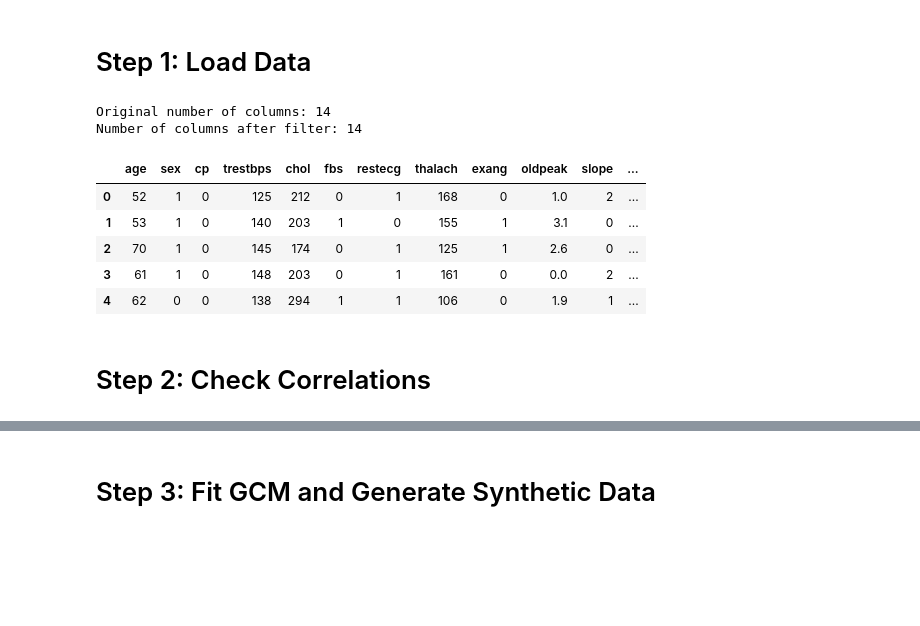
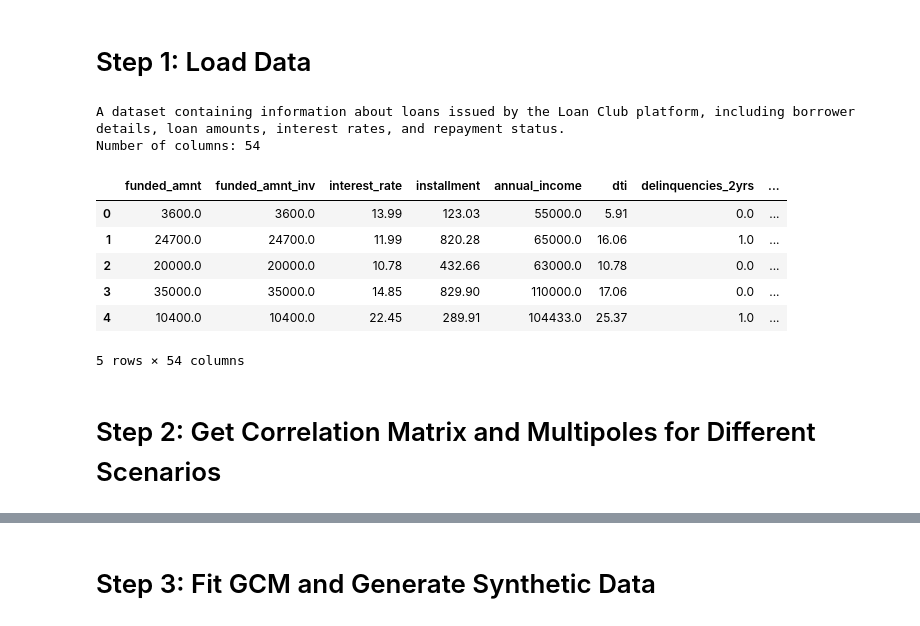
Before and after one commit to wiegerpunter/demo-mcds, a Jupyter notebook: demo_gcm_clean.ipynb, the cells around one changed output, grey strips where cells are left out. Cells and saved outputs as stored; diff of their text form; code cells hidden in the pictures; blank space fills up the shorter version.

```diff
--- a/demo_gcm_clean.ipynb
+++ b/demo_gcm_clean.ipynb
@@ -83,13 +63,16 @@ def prep_dataset(dataset):
     numeric_df = df.select_dtypes(include="number")
     if ds['name'] == 'Loan Club':
         numeric_df = prep_lcd(numeric_df)
-    elif ds['name'] == 'Heart Sensor':
+    elif ds['name'] == 'Heart Sensors':
         numeric_df = prep_heart(numeric_df)
+    elif ds['name'] == 'Body Measurements':
+        numeric_df = prep_body(numeric_df)
+    else:
+        raise ValueError("Unknown dataset")
 
     df_train_prep = numeric_df.iloc[:int(0.9*len(numeric_df))]
     df_test_prep = numeric_df.iloc[int(0.9*len(numeric_df)):]
-    print("Original number of columns:", numeric_df.shape[1])
-    print("Number of columns after filter:", df_train_prep.shape[1])
+    print("Number of columns:", numeric_df.shape[1])
     return df_train_prep, df_test_prep
 # %%
 def read_json(dataset):
@@ -101,25 +84,24 @@ def read_json(dataset):
 
 # Step 1: Load Data
 # %%
-name = 'HeartSensors'
+name = 'LoanClub' # HeartSensors, 'LoanClub', 'BodyMeasurements'
 ds = read_json(name)
 print(ds['description'])
-# name = 'Heart Sensor'
-# name = 'Body Measurements'
 
 df_train, df_test = prep_dataset(ds)
 df_train.head()
 # %% [output]
-Original number of columns: 14
-Number of columns after filter: 14
+A dataset containing information about loans issued by the Loan Club platform, including borrower details, loan amounts, interest rates, and repayment status.
+Number of columns: 54
-|  | age | sex | cp | trestbps | chol | fbs | restecg | thalach | exang | oldpeak | slope | ... |
-| 0 | 52 | 1 | 0 | 125 | 212 | 0 | 1 | 168 | 0 | 1.0 | 2 | ... |
-| 1 | 53 | 1 | 0 | 140 | 203 | 1 | 0 | 155 | 1 | 3.1 | 0 | ... |
-| 2 | 70 | 1 | 0 | 145 | 174 | 0 | 1 | 125 | 1 | 2.6 | 0 | ... |
-| 3 | 61 | 1 | 0 | 148 | 203 | 0 | 1 | 161 | 0 | 0.0 | 2 | ... |
-| 4 | 62 | 0 | 0 | 138 | 294 | 1 | 1 | 106 | 0 | 1.9 | 1 | ... |
+|  | funded_amnt | funded_amnt_inv | interest_rate | installment | annual_income | dti | delinquencies_2yrs | ... |
+| 0 | 3600.0 | 3600.0 | 13.99 | 123.03 | 55000.0 | 5.91 | 0.0 | ... |
+| 1 | 24700.0 | 24700.0 | 11.99 | 820.28 | 65000.0 | 16.06 | 1.0 | ... |
+| 2 | 20000.0 | 20000.0 | 10.78 | 432.66 | 63000.0 | 10.78 | 0.0 | ... |
+| 3 | 35000.0 | 35000.0 | 14.85 | 829.90 | 110000.0 | 17.06 | 0.0 | ... |
+| 4 | 10400.0 | 10400.0 | 22.45 | 289.91 | 104433.0 | 25.37 | 1.0 | ... |
+5 rows × 54 columns
 # %% [markdown]
-# Step 2: Check Correlations
+# Step 2: Get Correlation Matrix and Multipoles for Different Scenarios
 # %%
 scenarios = ds['mvc']
 scenarios_dict = {i: {'columns': s, 'Original Multipole': None,
```
Also changed, not shown: parts of 9 cells of this notebook.
